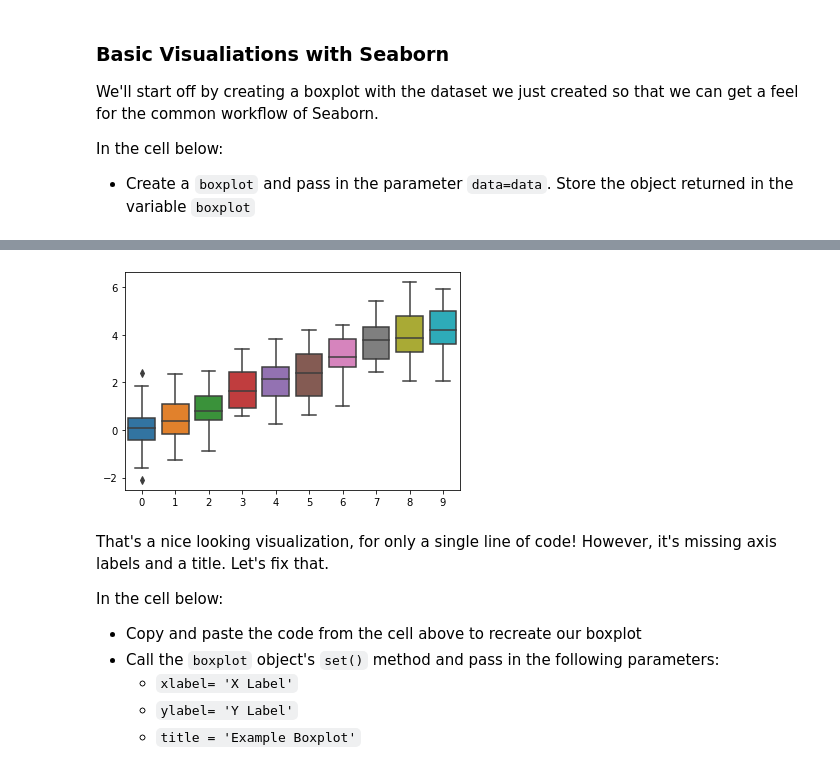
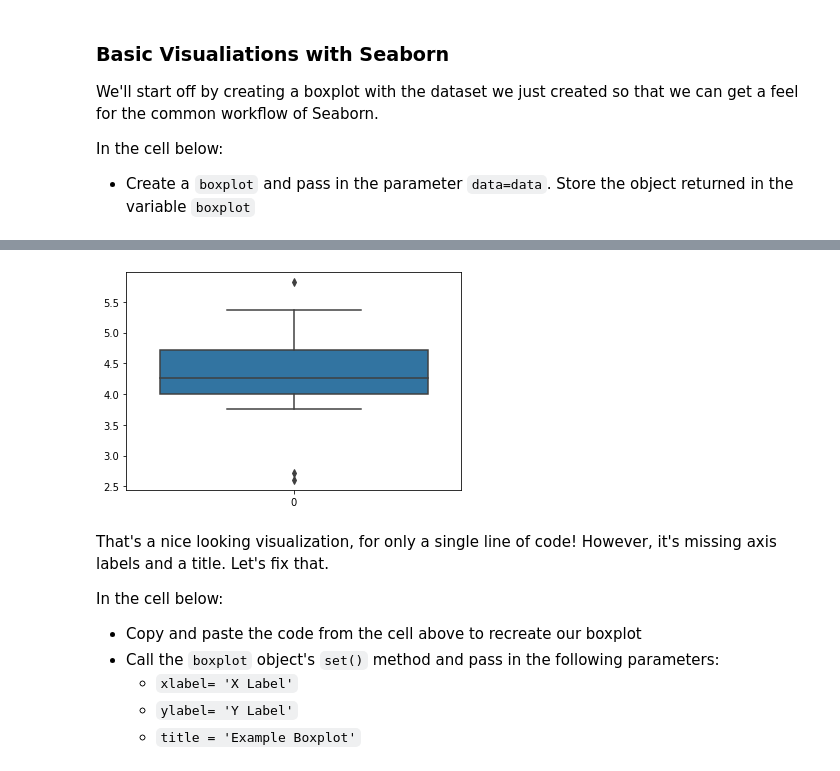
Before and after one commit to poariston/dsc-seaborn-lab-online-ds-pt-120919, a Jupyter notebook: index.ipynb, the cells around one changed output, grey strips where cells are left out. Saved outputs shown, nothing was run; the diff lists cells and outputs as text; code cells hidden in the pictures.

```diff
--- a/index.ipynb
+++ b/index.ipynb
@@ -66,7 +80,7 @@ In the cell below:
 # %%
-boxplot = sns.boxplot(data=data)
+boxplot = sns.boxplot(data=data[:,9])
 # %% [output]
-[figure, old version]
+[figure, new version]
 # %% [markdown]
 That's a nice looking visualization, for only a single line of code! However, it's missing axis labels and a title. Let's fix that.
 
```
Also changed, not shown: parts of 18 cells of this notebook.
